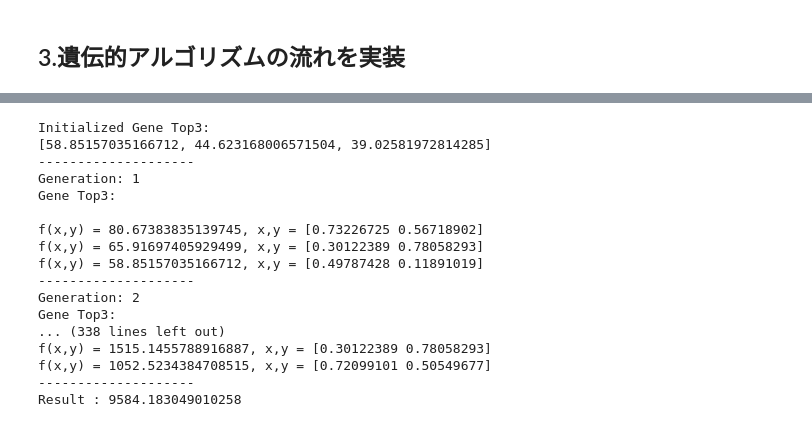
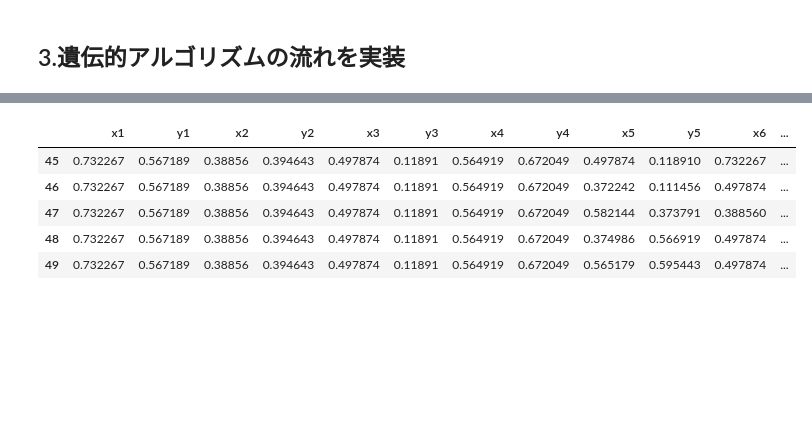
Before and after one commit to Intel0tw5727/Scratch_on_GA, a Jupyter notebook: notebooks/Scratch_on_GeneticAlgorhythm.ipynb, the cells around one changed output, grey strips where cells are left out. Saved outputs shown, nothing was run; the diff lists cells and outputs as text; code cells hidden in the pictures; blank space fills up the shorter version.

```diff
--- a/notebooks/Scratch_on_GeneticAlgorhythm.ipynb
+++ b/notebooks/Scratch_on_GeneticAlgorhythm.ipynb
@@ -127,2 +203,6 @@ def mutate(parent):
+# %%
+df = pd.read_csv("result.csv", header=None)
+df.columns = ["x{}".format(_//2 + 1) if _%2 == 0 else "y{}".format(_//2 + 1) for _ in range(len(df.columns))]
+df = df.drop("x11", axis=1)
 # %%
 import sys
@@ -171,20 +209,9 @@ def genetic_algorithm(population):
-# %%
-genetic_algorithm(population)
-# %% [output]
-Initialized Gene Top3:
-[58.85157035166712, 44.623168006571504, 39.02581972814285]
---------------------
-Generation: 1
-Gene Top3:
-
-f(x,y) = 80.67383835139745, x,y = [0.73226725 0.56718902]
-f(x,y) = 65.91697405929499, x,y = [0.30122389 0.78058293]
-f(x,y) = 58.85157035166712, x,y = [0.49787428 0.11891019]
---------------------
-Generation: 2
-Gene Top3:
-... (338 lines left out)
-f(x,y) = 1515.1455788916887, x,y = [0.30122389 0.78058293]
-f(x,y) = 1052.5234384708515, x,y = [0.72099101 0.50549677]
---------------------
-Result : 9584.183049010258
+# %%
+df.tail()
+# %% [output]
+|  | x1 | y1 | x2 | y2 | x3 | y3 | x4 | y4 | x5 | y5 | x6 | ... |
+| 45 | 0.732267 | 0.567189 | 0.38856 | 0.394643 | 0.497874 | 0.11891 | 0.564919 | 0.672049 | 0.497874 | 0.118910 | 0.732267 | ... |
+| 46 | 0.732267 | 0.567189 | 0.38856 | 0.394643 | 0.497874 | 0.11891 | 0.564919 | 0.672049 | 0.372242 | 0.111456 | 0.497874 | ... |
+| 47 | 0.732267 | 0.567189 | 0.38856 | 0.394643 | 0.497874 | 0.11891 | 0.564919 | 0.672049 | 0.582144 | 0.373791 | 0.388560 | ... |
+| 48 | 0.732267 | 0.567189 | 0.38856 | 0.394643 | 0.497874 | 0.11891 | 0.564919 | 0.672049 | 0.374986 | 0.566919 | 0.497874 | ... |
+| 49 | 0.732267 | 0.567189 | 0.38856 | 0.394643 | 0.497874 | 0.11891 | 0.564919 | 0.672049 | 0.565179 | 0.595443 | 0.497874 | ... |
```
Also changed, not shown: parts of 11 cells of this notebook.
